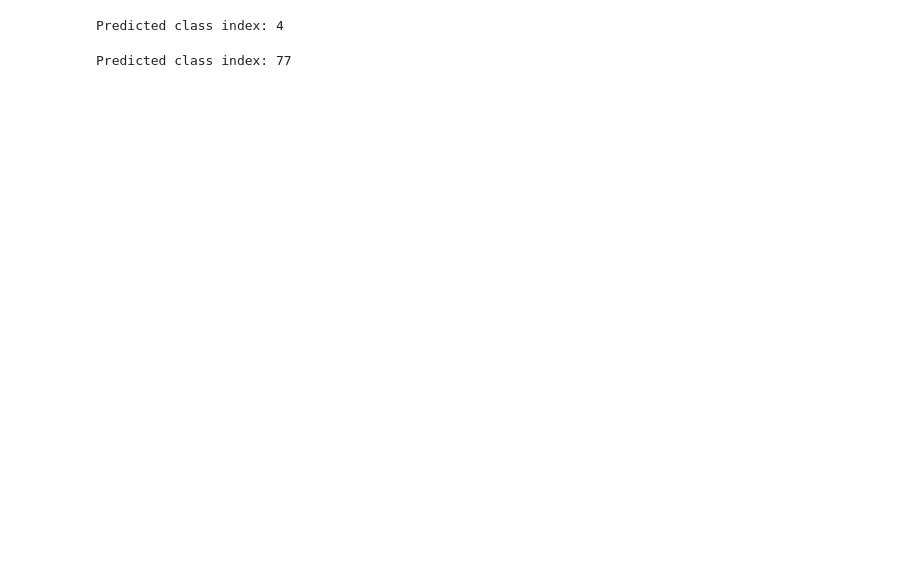
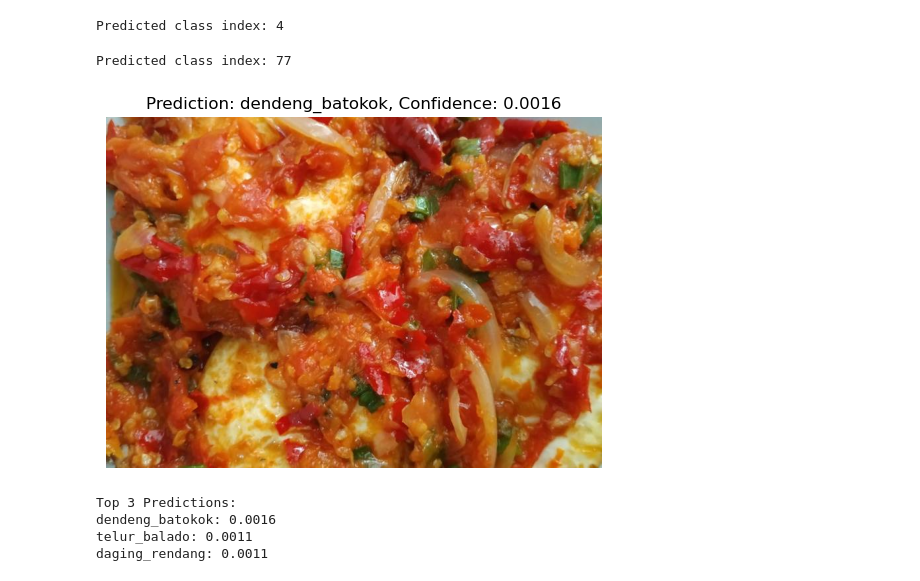
Before and after one commit to GabrielBatavia/NutritionCalculate-ComputerVision, a Jupyter notebook: base/base3_clasification_naterawFood.ipynb, the cells around one changed output. Saved outputs shown, nothing was run; the diff lists cells and outputs as text; code cells hidden in the pictures; blank space fills up the shorter version.

Commit message:
feat: add top-3 prediction display with custom Padang food labels
- Integrated softmax for class probabilities from model outputs
- Customized labels for Padang food dataset
- Display top 3 predictions with corresponding probabilities
- Visualized image with top prediction label and confidence score

```diff
--- a/base/base3_clasification_naterawFood.ipynb
+++ b/base/base3_clasification_naterawFood.ipynb
@@ -40,3 +40,68 @@ Predicted class index: 4
 print(f"Predicted class index: {predicted_class_idx}")
 # %% [output]
 Predicted class index: 77
+# %%
+import torch
+from transformers import ViTImageProcessor, ViTForImageClassification
+from PIL import Image
+import matplotlib.pyplot as plt
+import os
+import random
+
+# Load the model and processor from Hugging Face
+processor = ViTImageProcessor.from_pretrained('nateraw/food')
+model = ViTForImageClassification.from_pretrained('nateraw/food')
+
+# Path to the main dataset folder
+main_directory = '../dataset_padang_food'
+
+# Select a random folder and image
+folders = [f for f in os.listdir(main_directory) if os.path.isdir(os.path.join(main_directory, f))]
+random_folder = random.choice(folders)
+random_folder_path = os.path.join(main_directory, random_folder)
+image_files = [f for f in os.listdir(random_folder_path) if f.endswith(('jpg', 'jpeg', 'png'))]
+random_image_file = random.choice(image_files)
+random_image_path = os.path.join(random_folder_path, random_image_file)
+
+# Load the image
+image = Image.open(random_image_path)
+
+# Preprocess the image
+inputs = processor(images=image, return_tensors="pt")
+
+# Run the image through the model
+with torch.no_grad():
+    outputs = model(**inputs)
+
+# Get predicted class probabilities
+logits = outputs.logits
+probabilities = torch.nn.functional.softmax(logits, dim=-1)
+
+# Custom labels sesuai dataset makanan Padang
+labels = ['ayam_goreng', 'ayam_pop', 'daging_rendang', 'dendeng_batokok', 'gulai_ikan', 'gulai_tambusu', 'gulai_tunjang', 'telur_balado', 'telur_dadar']
+
+# Limit probabilities to match the number of custom labels
+probabilities = probabilities[0][:len(labels)]
+
+# Show top 3 predictions
+top_probs, top_idxs = torch.topk(probabilities, 3)
+
+# Display top predictions with custom labels
+top_labels = [labels[i] for i in top_idxs]  # Get top labels
+
+# Display the image and the top prediction
+plt.imshow(image)
+plt.title(f"Prediction: {top_labels[0]}, Confidence: {top_probs[0].item():.4f}")
+plt.axis('off')  # Hide axes for a better view
+plt.show()
+
+# Display the top 3 predictions
+print("Top 3 Predictions:")
+for i in range(3):
+    print(f"{top_labels[i]}: {top_probs[i].item():.4f}")
+# %% [output]
+[figure, added]
+Top 3 Predictions:
+dendeng_batokok: 0.0016
+telur_balado: 0.0011
+daging_rendang: 0.0011
```
